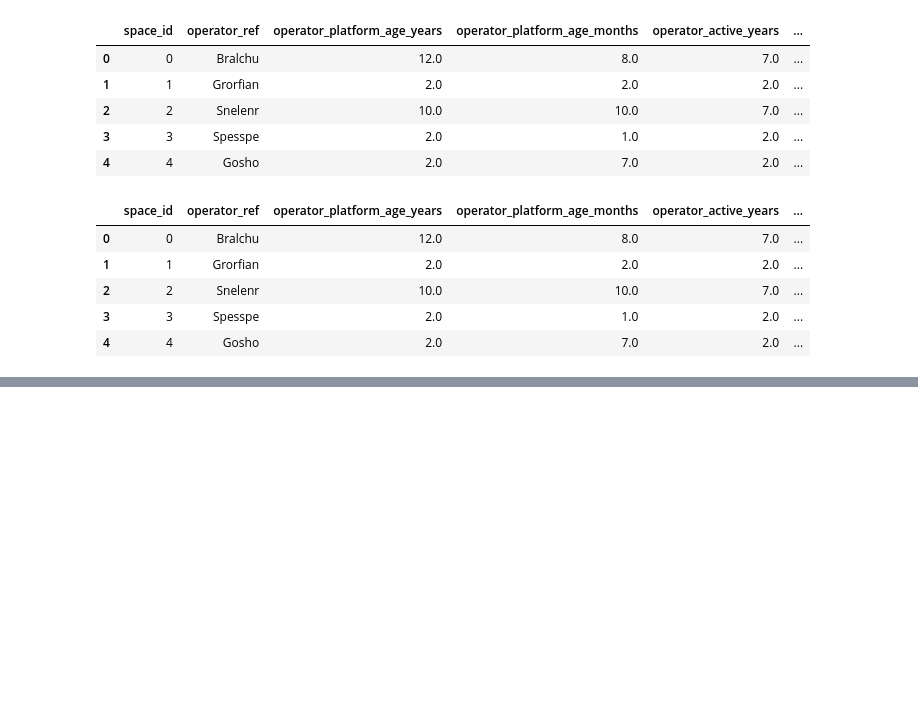
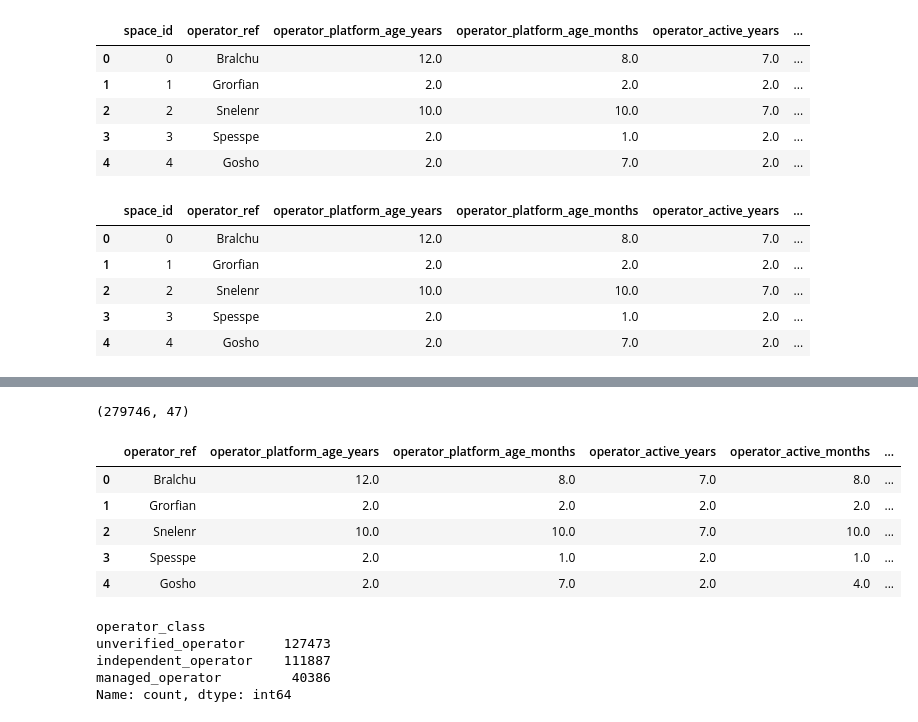
Before and after one commit to OmegaS48/CodingAtom_ML, a Jupyter notebook: workstation-clb.ipynb, the cells around one changed output, grey strips where cells are left out. Drawn from its saved outputs; the diff is of its cells as text; code cells hidden in the pictures; blank space fills up the shorter version.

```diff
--- a/workstation-clb.ipynb
+++ b/workstation-clb.ipynb
@@ -14,6 +14,7 @@ d.head()
 5 rows × 60 columns
 # %%
 pd.set_option('display.max_columns',None)
+pd.set_option('display.max_rows',None)
 # %%
 d.head()
 # %% [output]
@@ -36,0 +67,15 @@ d.head()
+# %%
+d=d.drop(columns=['space_id','zone','borough','geo_lat','geo_lon','space_class','access_type','snapshot_start_date','snapshot_end_date','first_review_date','last_review_date','metro'])
+# %%
+d.shape
+# %% [output]
+(279746, 47)
+# %%
+d.head()
+# %% [output]
+|  | operator_ref | operator_platform_age_years | operator_platform_age_months | operator_active_years | operator_active_months | ... |
+| 0 | Bralchu | 12.0 | 8.0 | 7.0 | 8.0 | ... |
+| 1 | Grorfian | 2.0 | 2.0 | 2.0 | 2.0 | ... |
+| 2 | Snelenr | 10.0 | 10.0 | 7.0 | 10.0 | ... |
+| 3 | Spesspe | 2.0 | 1.0 | 2.0 | 1.0 | ... |
+| 4 | Gosho | 2.0 | 7.0 | 2.0 | 4.0 | ... |
@@ -36,0 +84,8 @@ d.head()
+# %%
+d['operator_class'].value_counts()
+# %% [output]
+operator_class
+unverified_operator     127473
+independent_operator    111887
+managed_operator         40386
+Name: count, dtype: int64
```
Also changed, not shown: parts of 3 cells of this notebook.
